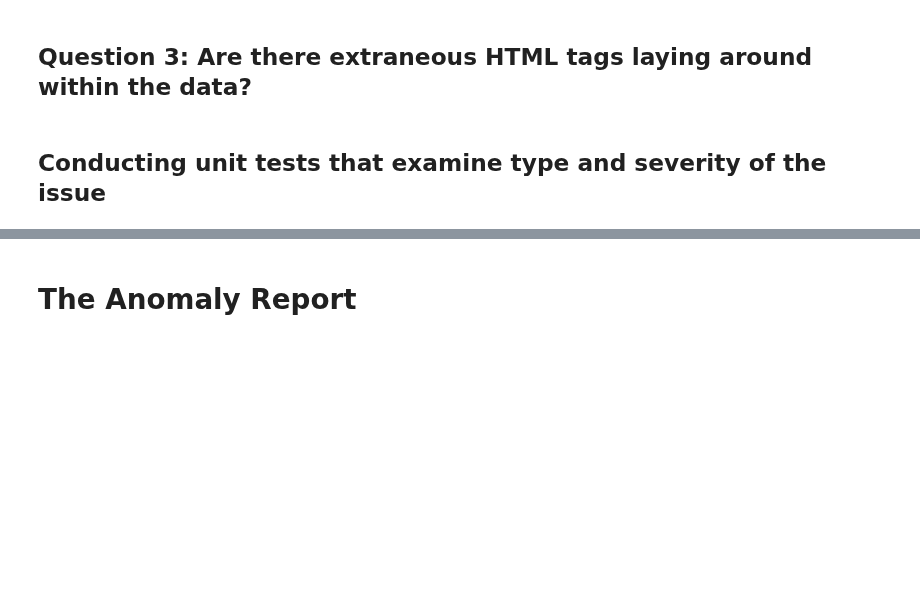
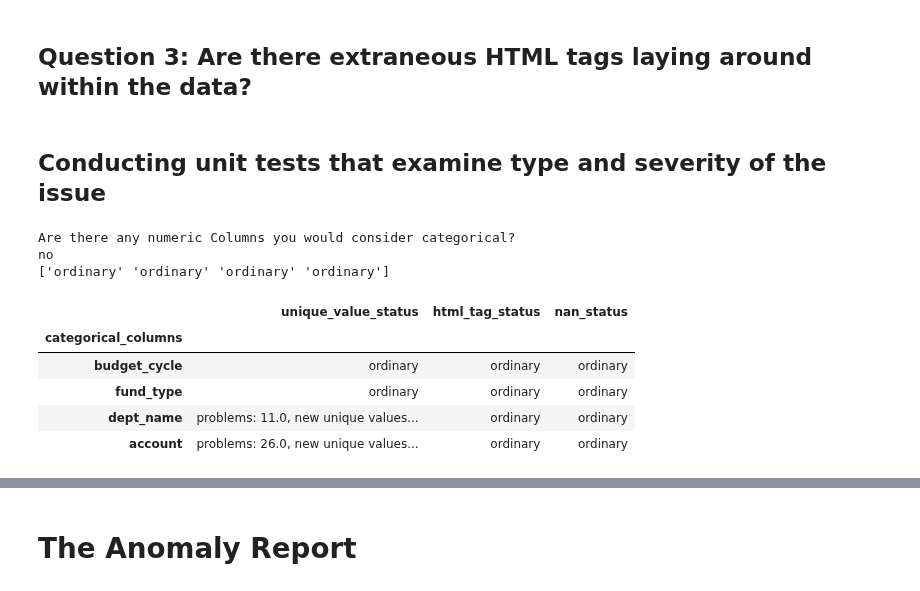
Before and after one commit to gilpasternak35/Likelihood, a Jupyter notebook: likelihood-public.ipynb, the cells around one changed output, grey strips where cells are left out. Drawn from its saved outputs; the diff is of its cells as text; code cells hidden in the pictures; blank space fills up the shorter version.

Commit message:
initial approach for classifying outliers in terms of uniqueness attempted, temporarily unsuccessful

```diff
--- a/likelihood-public.ipynb
+++ b/likelihood-public.ipynb
@@ -723,34 +713,44 @@ def has_tag(entry):
 def metadata_tester(metadata1, chosen_data):
     problem_meta = pd.DataFrame()
     metadata2 = metaData(chosen_data)
     problem_meta = problem_meta.assign(unique_value_status = unique_values_test(metadata1, metadata2)).set_index(metadata1.index)
     problem_meta = problem_meta.assign(html_tag_status = html_test(metadata1, metadata2))
     problem_meta = problem_meta.assign(nan_status = nan_test(metadata1, metadata2))
     return problem_meta
 
 # Tests for specific issues in uniqueness of values,
 def unique_values_test(metadata1, metadata2, ):
     #assigns problem number and type to differences in unique values
     problems = np.array([])
     for ind in metadata1.index:
         unique_value_difference = metadata1['number_unique_values'][ind] - metadata2['number_unique_values'][ind]
         unique_ratio_difference = metadata1['column_unique_ratio'][ind] - metadata2['column_unique_ratio'][ind]
 
         if((unique_value_difference < 0) and (abs(unique_ratio_difference) > .05)):
            #finding number of problems, type
            problems = np.append(problems, "problems: " + str(abs(unique_value_difference))+ ", new unique values(ratio not normal)")
         else:
             if(unique_value_difference < 0):
                 problems = np.append(problems, "problems: " + str(abs(unique_value_difference))+ ", new unique values(ratio normal)")
 
             else:
                 if(abs(unique_ratio_difference) > .05):
                     problems = np.append(problems,"unique ratio difference issue: "+ str(unique_ratio_difference))
                 else:
                     problems = np.append(problems, "ordinary")
     return problems
 
-metadata_tester(metadata1, table.head(50))
+metadata_tester(metadata1, table)
+# %% [output]
+Are there any numeric Columns you would consider categorical?
+no
+['ordinary' 'ordinary' 'ordinary' 'ordinary']
+|  | unique_value_status | html_tag_status | nan_status |
+| categorical_columns |  |  |  |
+| budget_cycle | ordinary | ordinary | ordinary |
+| fund_type | ordinary | ordinary | ordinary |
+| dept_name | problems: 11.0, new unique values... | ordinary | ordinary |
+| account | problems: 26.0, new unique values... | ordinary | ordinary |
 # %%
 #Checks for extraneous html tags: if we haven't seen one before, why should we see one now?
 def html_test(meta1, meta2):
```
Also changed, not shown: parts of 2 cells of this notebook.
